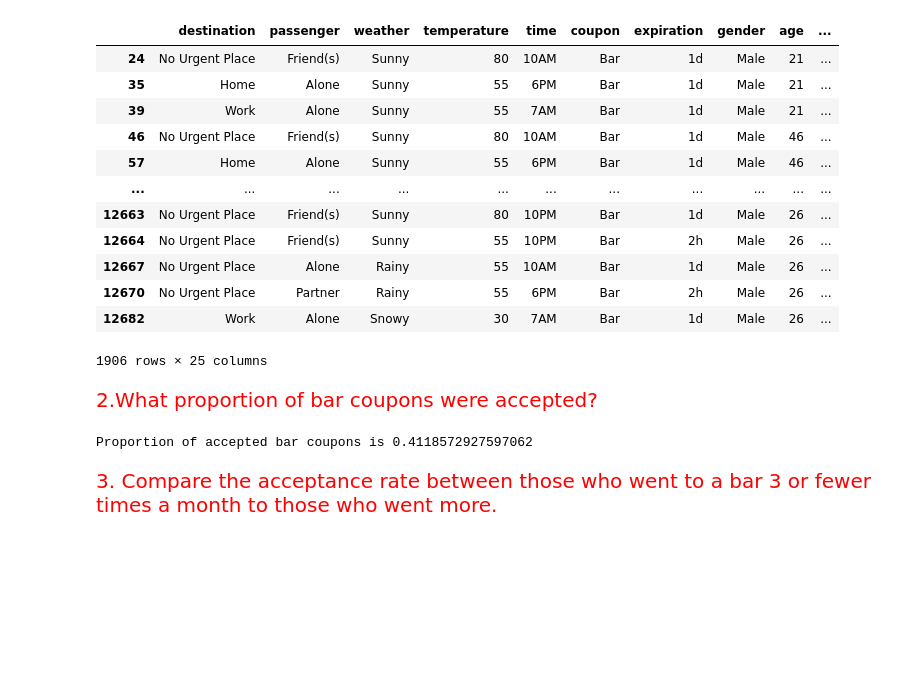
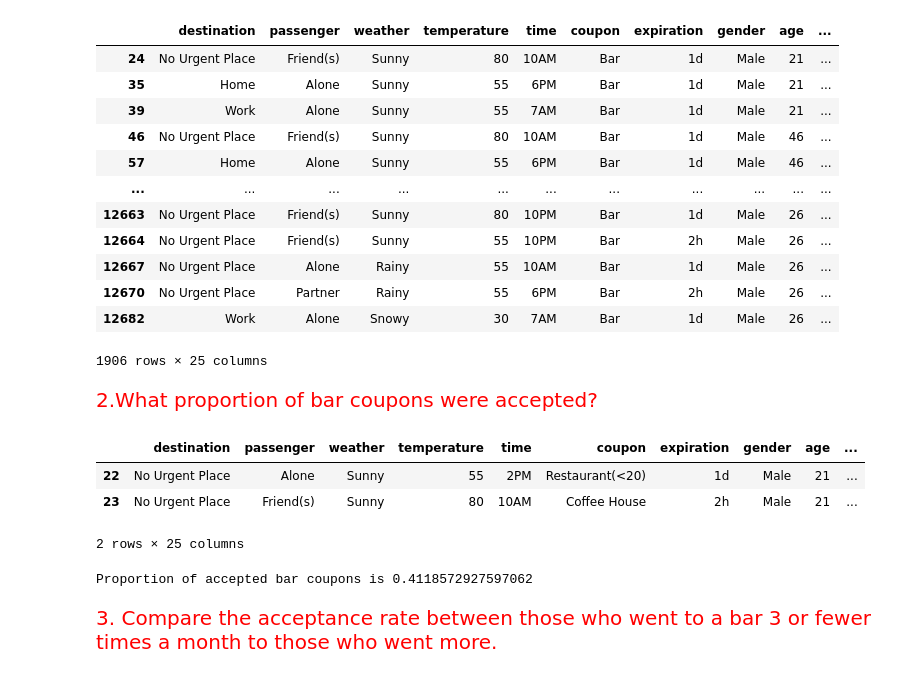
Before and after one commit to Balu-A/AmazonProject, a Jupyter notebook: AmazonCouponApplication.ipynb, the cells around one changed output. Saved outputs shown, nothing was run; the diff lists cells and outputs as text; code cells hidden in the pictures; blank space fills up the shorter version.

```diff
--- a/AmazonCouponApplication.ipynb
+++ b/AmazonCouponApplication.ipynb
@@ -38,5 +18,7 @@ memory usage: 2.5+ MB
 # %% [markdown]
 <span style="font-size: 35px; color: Green;font-family: 'Times New Roman', Times, serif;">Investigate the dataset.</span>
 <span style="font-size: 20px; color: red;font-family: 'Times New Roman', Times, serif;">Rename Columns</span>
-# %%
-data=data.rename(columns={'passanger': 'passenger'})
+# %%
+data=data.rename(columns={'passanger': 'passenger', "Bar":"bar", "CoffeeHouse":"coffee_house","CarryAway":"carry_away", "RestaurantLessThan20":"restaurant_under_$20"
+                          ,"Restaurant20To50":"restaurant_$20-$50", "Y":"coupon_accepted"})
+data.info()
@@ -116,6 +116,6 @@ Restaurance 20-50% null values are 1.49% of the whole dataset. Manageable null d
 # %%
 data= data.drop(columns=['car'])  # Drop Car Column
-data = data.dropna(subset=['Bar', 'CoffeeHouse', 'CarryAway', 'RestaurantLessThan20','Restaurant20To50']) # Drop all rows that have empty values for Bar, CoffeeHouse, CarryAway,RestaurantLessThan20,Restaurant20To50
+data = data.dropna(subset=['bar', 'coffee_house', 'carry_away', 'restaurant_under_$20','restaurant_$20-$50']) # Drop all rows that have empty values for bar, CoffeeHouse, CarryAway,restaurant_under_$20,Restaurant20To50
 data.shape
 # %% [output]
 (12079, 25)
@@ -172,4 +172,11 @@ df_BarCouponsOnly
 1906 rows × 25 columns
 # %% [markdown]
 <span style="font-size: 20px; color: red;font-family: 'Times New Roman', Times, serif;">2.What proportion of bar coupons were accepted?</span>
+# %%
+data.head(2)
+# %% [output]
+|  | destination | passenger | weather | temperature | time | coupon | expiration | gender | age | ... |
+| 22 | No Urgent Place | Alone | Sunny | 55 | 2PM | Restaurant(<20) | 1d | Male | 21 | ... |
+| 23 | No Urgent Place | Friend(s) | Sunny | 80 | 10AM | Coffee House | 2h | Male | 21 | ... |
+2 rows × 25 columns
 # %%
```
Also changed, not shown: parts of 13 cells of this notebook, 1 other file.
